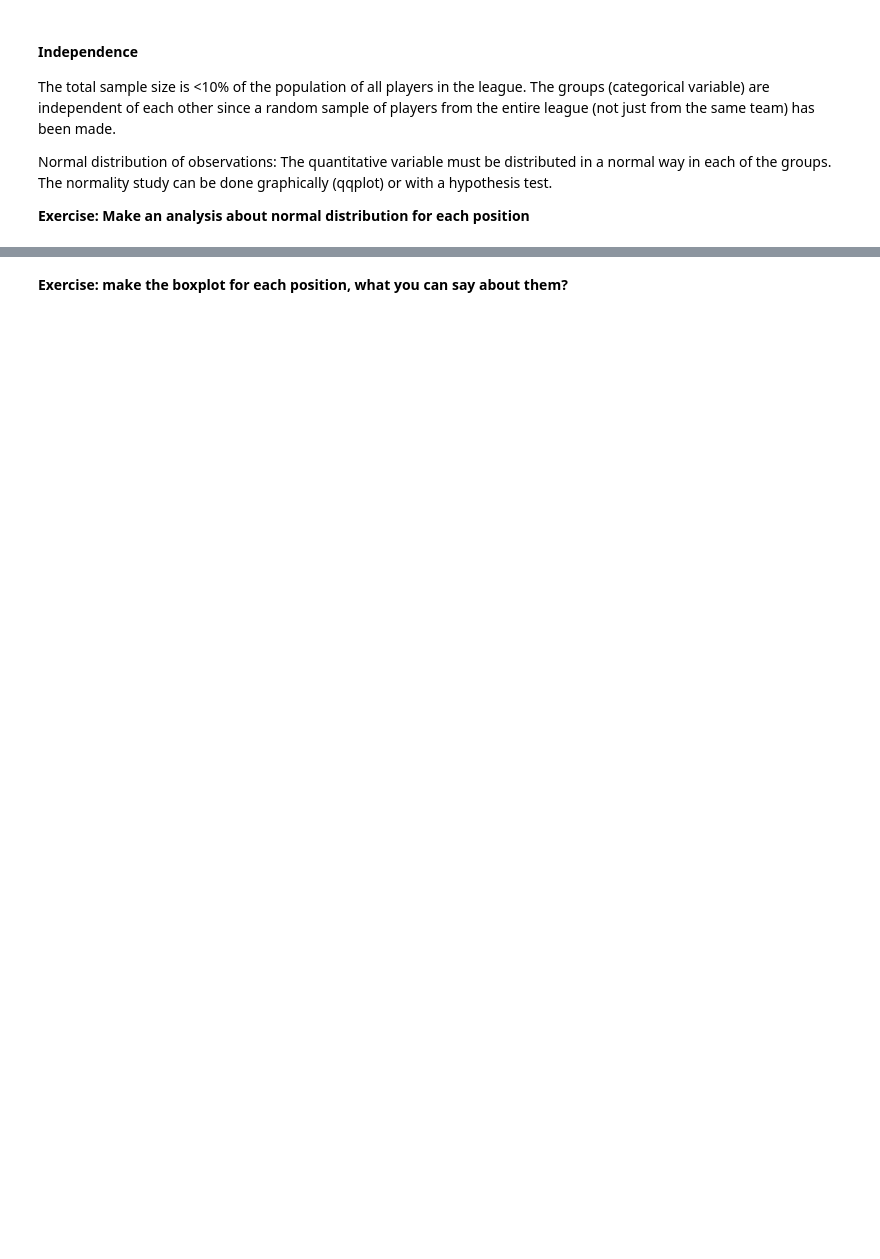
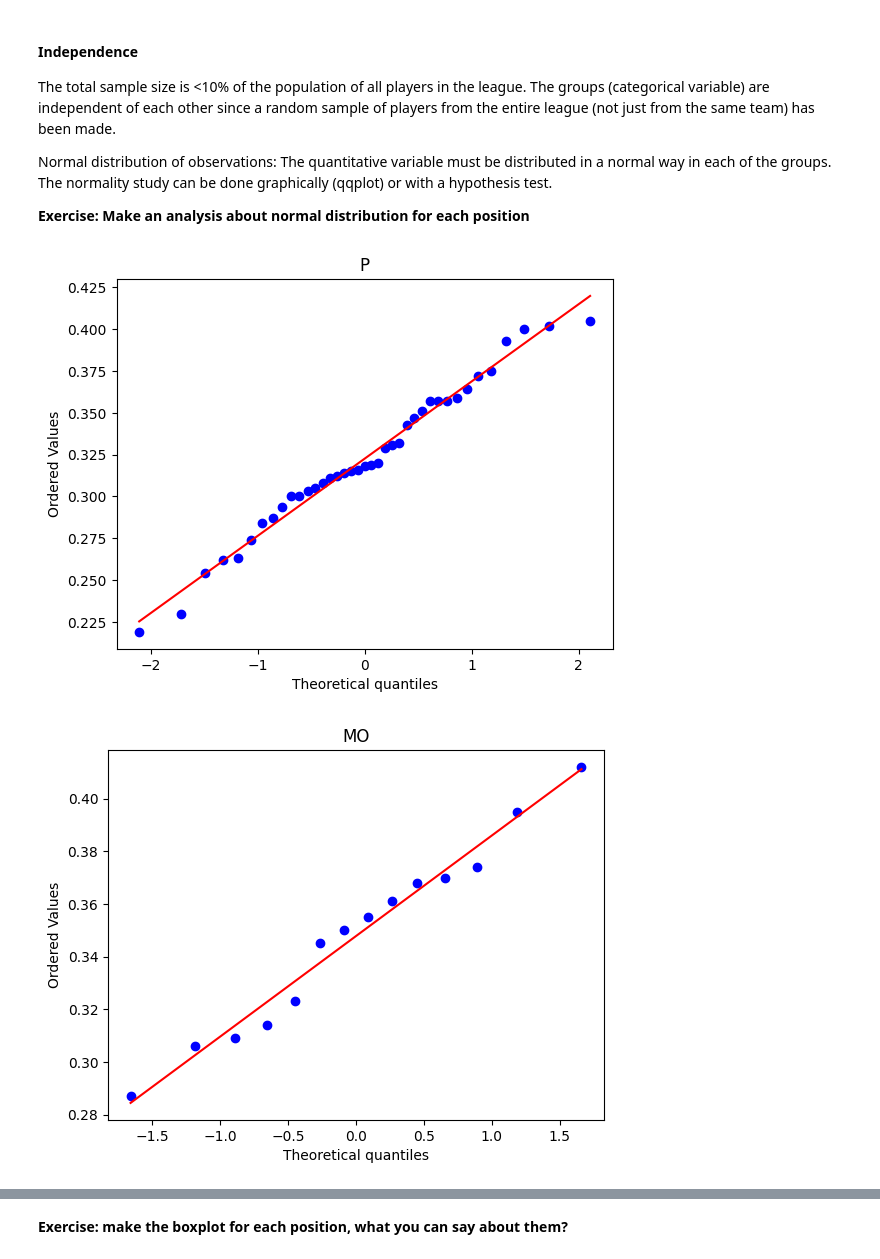
Before and after one commit to 4GeeksAcademy/gustavolima-hypothesis-testing-exercises-project-with-python, a Jupyter notebook: notebook/problems.ipynb, the cells around one changed output, grey strips where cells are left out. Saved outputs shown, nothing was run; the diff lists cells and outputs as text; code cells hidden in the pictures; blank space fills up the shorter version.

```diff
--- a/notebook/problems.ipynb
+++ b/notebook/problems.ipynb
@@ -116,25 +95,28 @@ Normal distribution of observations: The quantitative variable must be distribut
 # %%
 import numpy as np
 import pylab
 import matplotlib.pyplot as plt
 import scipy.stats as stats
 
-measurements = my_data.loc[my_data["<<<FIXME>>>"] == "<<<FIXME>>>","average"]
+measurements = df.loc[df["position"] == 'P', 'average']
 stats.probplot(measurements, dist="norm", plot=pylab)
 plt.title("P")
 plt.show()
 
-measurements = my_data.loc[my_data["<<<FIXME>>>"] == "<<<FIXME>>>","average"]
+measurements = df.loc[df["position"] == "MO","average"]
 stats.probplot(measurements, dist="norm", plot=pylab)
 plt.title("MO")
 plt.show()
 
-measurements = my_data.loc[my_data["<<<FIXME>>>"] == "<<<FIXME>>>","average"]
+measurements = df.loc[df['position'] == "DC","average"]
 stats.probplot(measurements, dist="norm", plot=pylab)
 plt.title("DC")
 plt.show()
 
-measurements = my_data.loc[my_data["<<<FIXME>>>"] == "<<<FIXME>>>","average"]
+measurements = df.loc[df['position'] == "MP","average"]
 stats.probplot(measurements, dist="norm", plot=pylab)
 plt.title("MP")
 plt.show()
+# %% [output]
+[figure, added]
+[figure, added]
```
Also changed, not shown: parts of 6 cells of this notebook.
